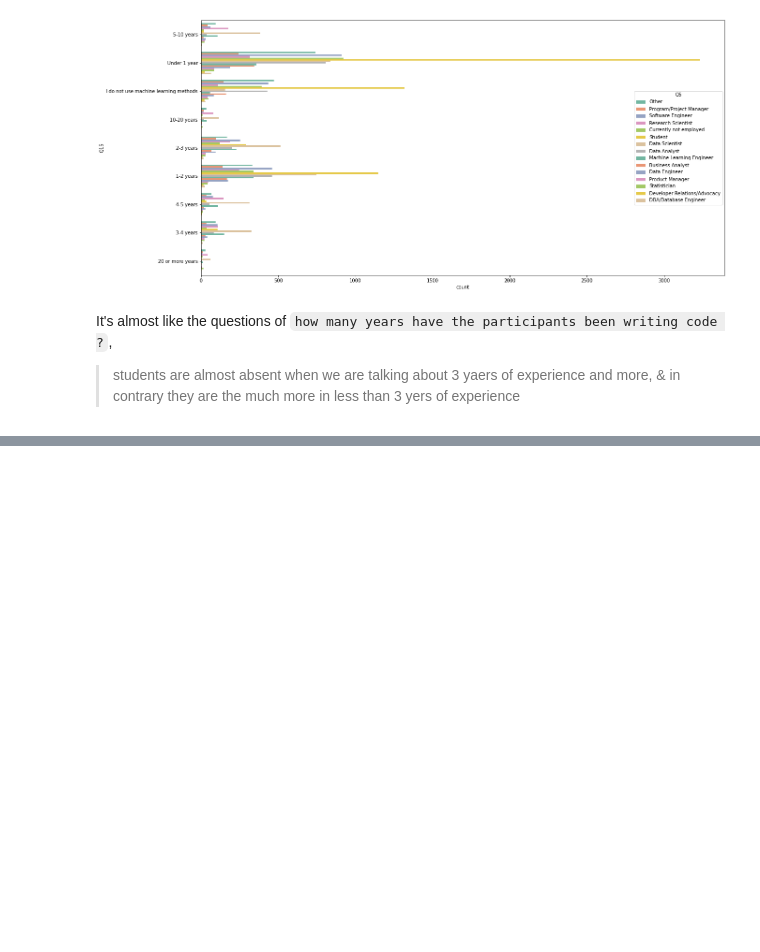
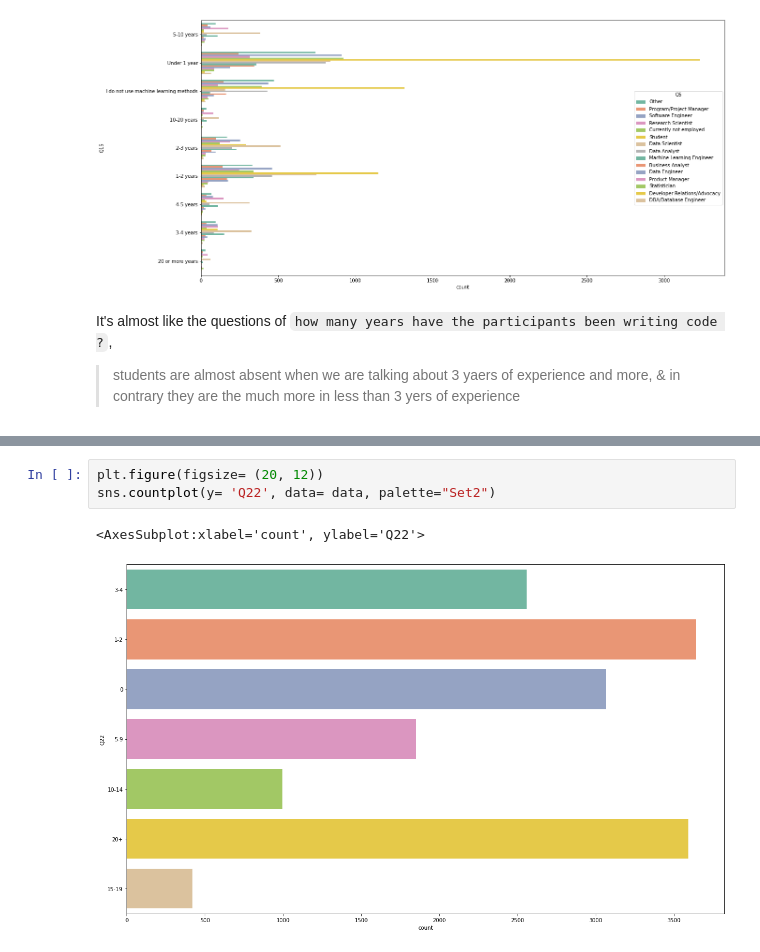
Before and after one commit to oussamaouardini/Kaggle-Machine-Learning-Data-Science-Survey-2021, a Jupyter notebook: kaggle-machine-learning-data-science-survey-2021.ipynb, the cells around one changed output, grey strips where cells are left out. Drawn from its saved outputs; the diff is of its cells as text; blank space fills up the shorter version.

```diff
--- a/kaggle-machine-learning-data-science-survey-2021.ipynb
+++ b/kaggle-machine-learning-data-science-survey-2021.ipynb
@@ -695,0 +882,6 @@ Q38_B_OTHER
+# %%
+plt.figure(figsize= (20, 12))
+sns.countplot(y= 'Q22', data= data, palette="Set2")
+# %% [output]
+<AxesSubplot:xlabel='count', ylabel='Q22'>
+[figure, added]
```
Also changed, not shown: parts of 61 cells of this notebook.
